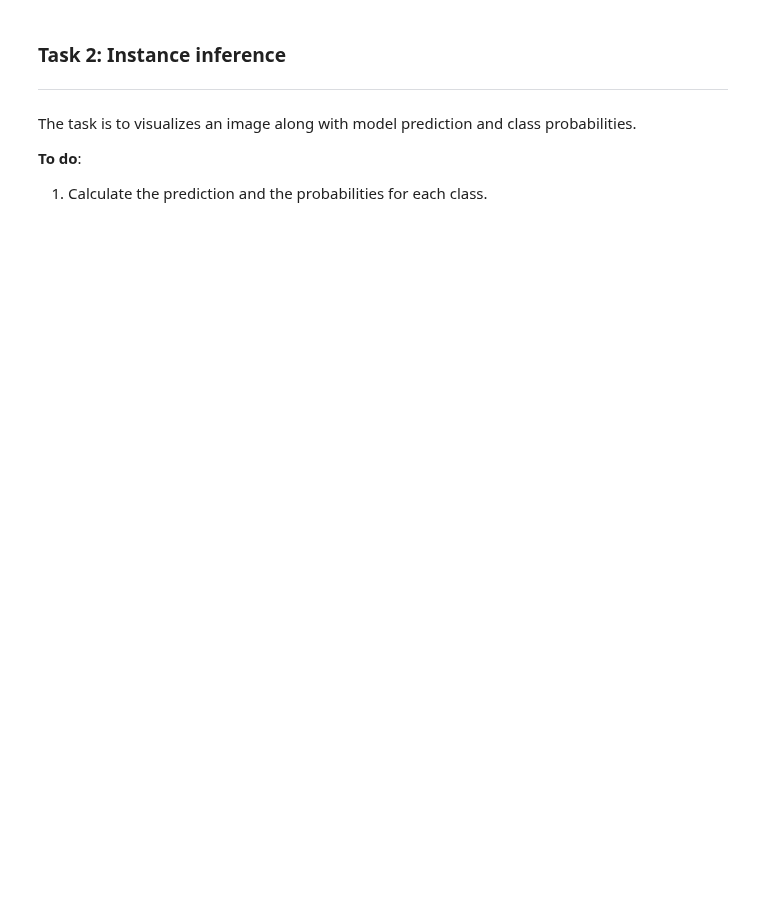
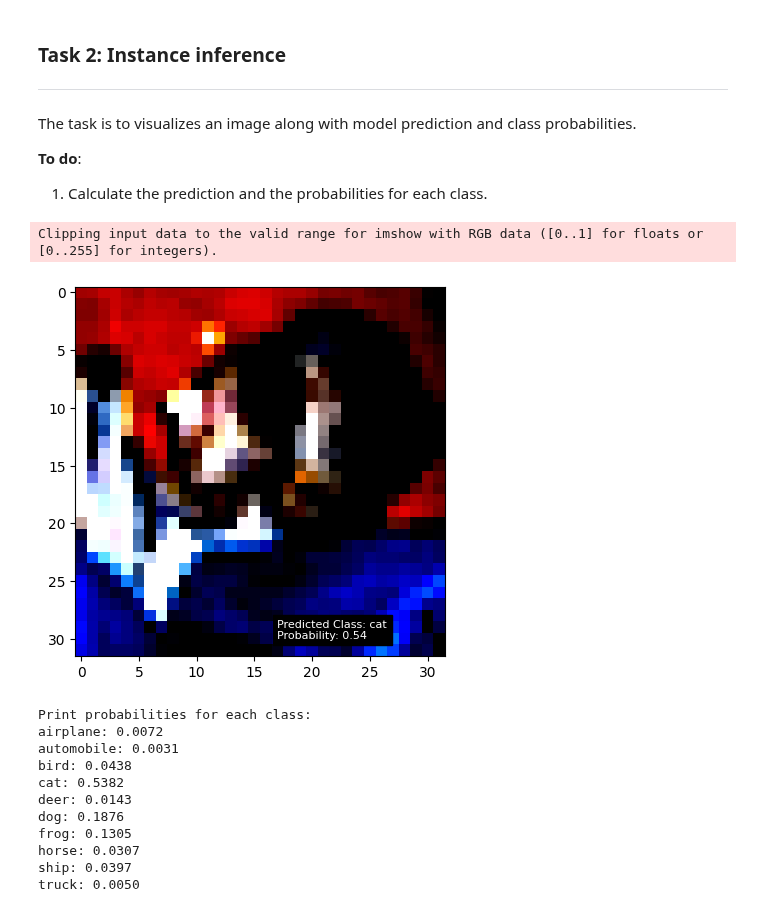
Before and after one commit to SustechSTA303/STA303-Assignment01, a Jupyter notebook: Assignment01.ipynb, the cells around one changed output. Drawn from its saved outputs; the diff is of its cells as text; code cells hidden in the pictures; blank space fills up the shorter version.

```diff
--- a/Assignment01.ipynb
+++ b/Assignment01.ipynb
@@ -264,6 +616,7 @@ The task is to visualizes an image along with model prediction and class probabi
 # %%
 inputs, classes = next(iter(test_dataloader))
 input = inputs[0]
+input = input.to('cuda')
 # %%
 ##################### Write your answer here ##################
 # input: image, model
@@ -271,18 +624,34 @@ input = inputs[0]
 # predict_label is the index (or label) of the class with the highest probability from the probabilities.
 ###############################################################
 
-probabilities =
-predict_label =
+output = model(input)
+probabilities = torch.softmax(output, dim = 1)
+predict_label = torch.argmax(probabilities, dim = 1)
 # %%
 predicted_class = class_names[predict_label.item()]
-predicted_probability = probabilities[predict_label].item()
-image = input.numpy().transpose((1, 2, 0))
+predicted_probability = probabilities[0][predict_label].item()
+
+image = input.cpu().numpy().transpose((1, 2, 0))
 plt.imshow(image)
 plt.text(17, 30, f'Predicted Class: {predicted_class}\nProbability: {predicted_probability:.2f}',
             color='white', backgroundcolor='black', fontsize=8)
 plt.show()
 
 # Print probabilities for each class
 print('Print probabilities for each class:')
 for i in range(len(class_names)):
-    print(f'{class_names[i]}: {probabilities[i].item():.4f}')
+    print(f'{class_names[i]}: {probabilities[0][i].item():.4f}')
+# %% [output]
+Clipping input data to the valid range for imshow with RGB data ([0..1] for floats or [0..255] for integers).
+[figure, added]
+Print probabilities for each class:
+airplane: 0.0072
+automobile: 0.0031
+bird: 0.0438
+cat: 0.5382
+deer: 0.0143
+dog: 0.1876
+frog: 0.1305
+horse: 0.0307
+ship: 0.0397
+truck: 0.0050
```
Also changed, not shown: parts of 28 cells of this notebook, 1 other file.
